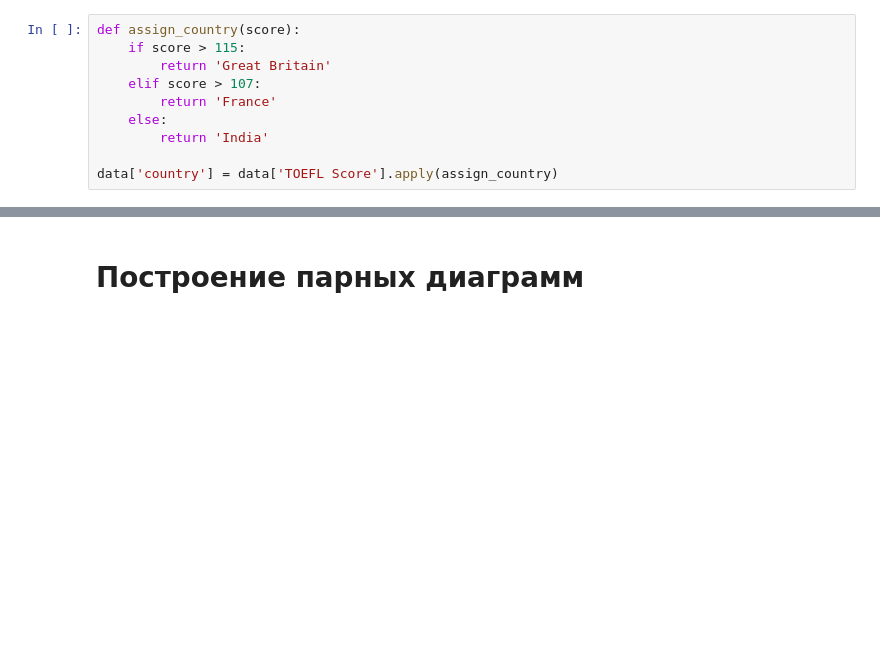
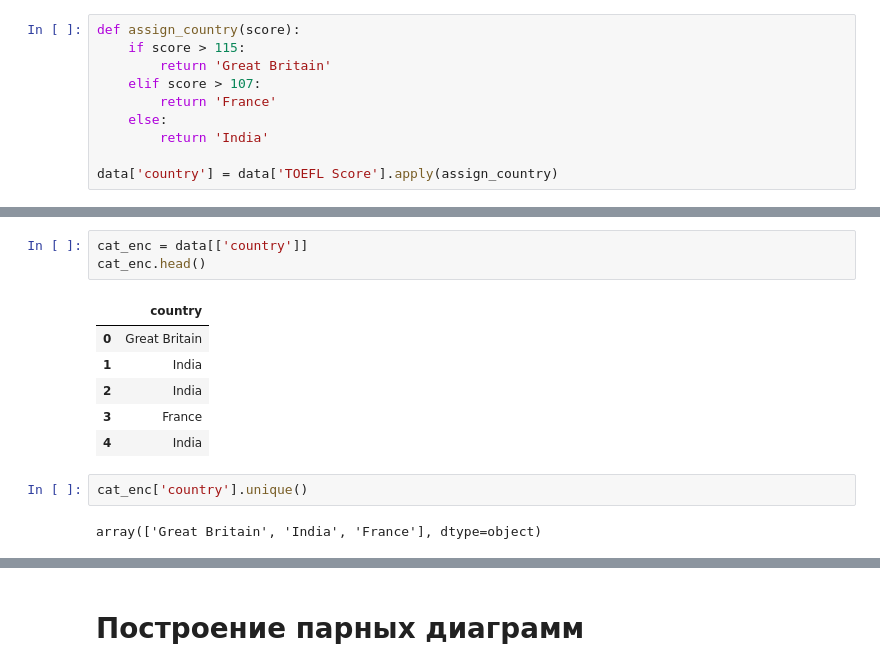
Before and after one commit to Amloextana/TML, a Jupyter notebook: RK/RK1.ipynb, the cells around one changed output, grey strips where cells are left out. Saved outputs shown, nothing was run; the diff lists cells and outputs as text; blank space fills up the shorter version.

```diff
--- a/RK/RK1.ipynb
+++ b/RK/RK1.ipynb
@@ -175,0 +179,14 @@ data.head()
+# %%
+cat_enc = data[['country']]
+cat_enc.head()
+# %% [output]
+|  | country |
+| 0 | Great Britain |
+| 1 | India |
+| 2 | India |
+| 3 | France |
+| 4 | India |
+# %%
+cat_enc['country'].unique()
+# %% [output]
+array(['Great Britain', 'India', 'France'], dtype=object)
```
Also changed, not shown: parts of 14 cells of this notebook, 1 other file.
